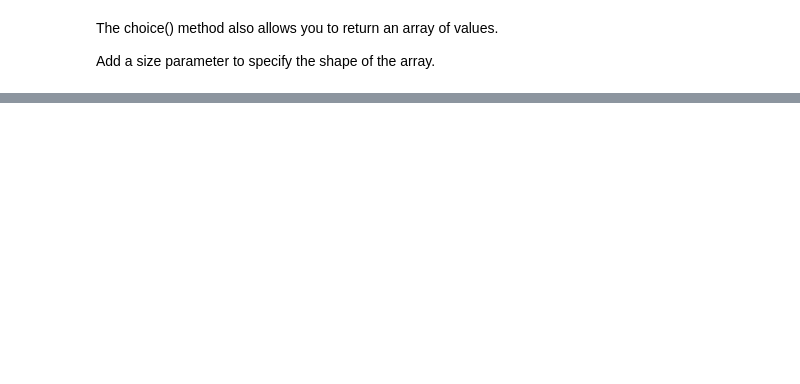
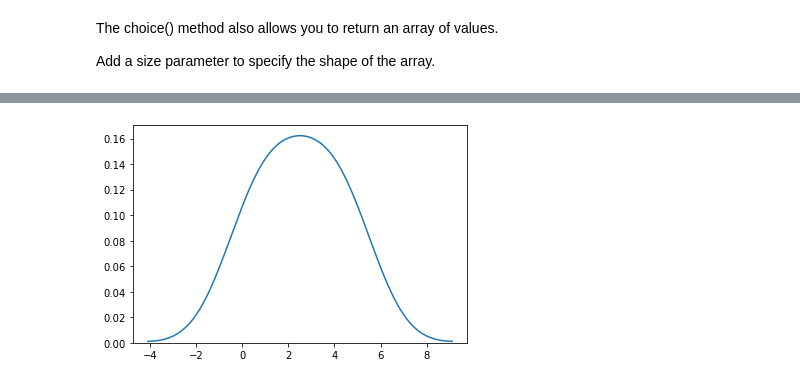
Before and after one commit to alinemati45/Python-Tutorial, a Jupyter notebook: NumPy .ipynb, the cells around one changed output, grey strips where cells are left out. Drawn from its saved outputs; the diff is of its cells as text; code cells hidden in the pictures; blank space fills up the shorter version.

```diff
--- a/NumPy .ipynb
+++ b/NumPy .ipynb
@@ -1311,0 +1420,6 @@ print(x)
+# %%
+sns.distplot([0, 1, 2, 3, 4, 5], hist=False)
+
+plt.show()
+# %% [output]
+[figure, added]
```
Also changed, not shown: parts of 78 cells of this notebook.
